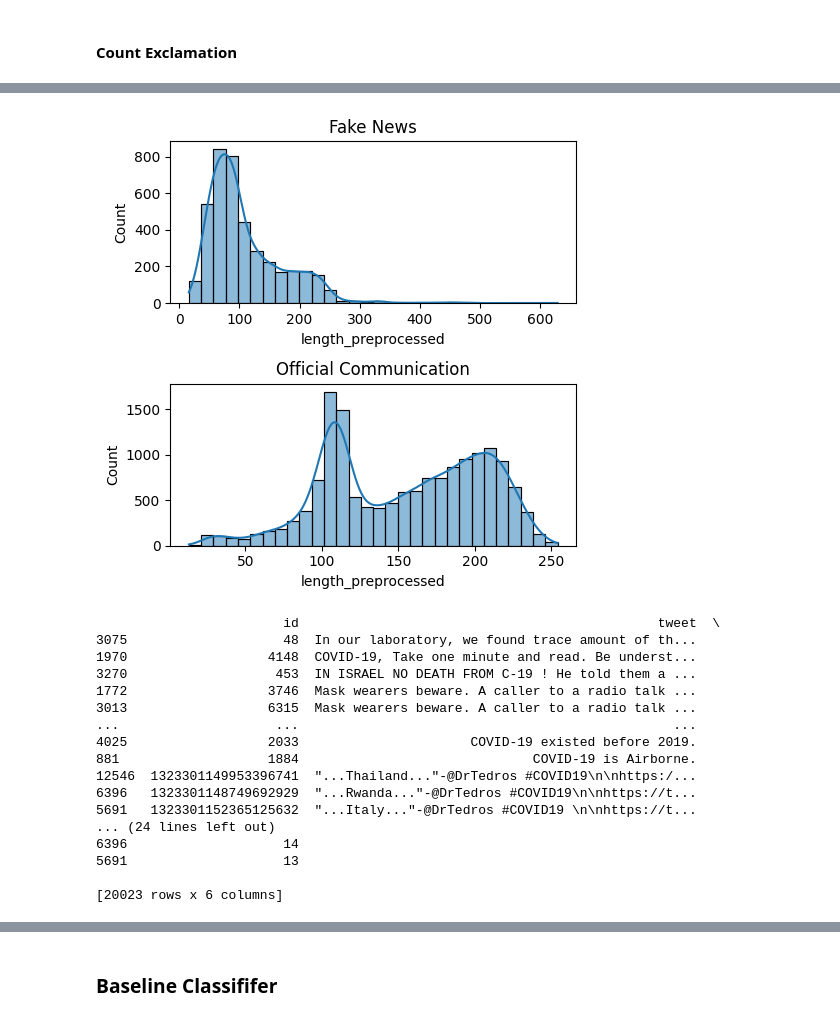
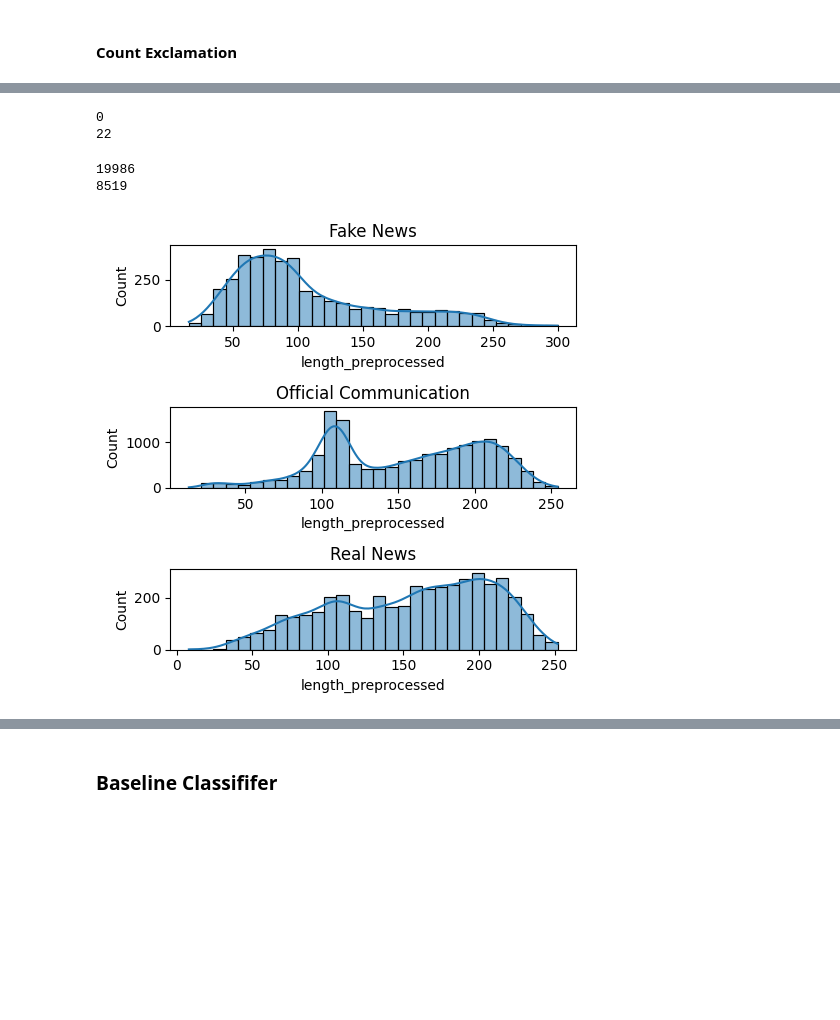
Before and after one commit to maximiliansteu/dissertation, a Jupyter notebook: feature_extraction_v01.ipynb, the cells around one changed output, grey strips where cells are left out. Cells and saved outputs as stored; diff of their text form; code cells hidden in the pictures; blank space fills up the shorter version.

```diff
--- a/feature_extraction_v01.ipynb
+++ b/feature_extraction_v01.ipynb
@@ -503,6 +637,8 @@ def count_superlatives(words):
 
 
 # Apply the function to each text in your DataFrame
-feature_df['superlatives'] = combined_df['preprocessed'].apply(
+feature_df['superlatives'] = feature_df['preprocessed'].apply(
     count_superlatives)
+feature_df_real_and_fake['superlatives'] = feature_df_real_and_fake['preprocessed'].apply(
+    count_superlatives)
 # %% [markdown]
@@ -511,8 +647,11 @@ feature_df['superlatives'] = combined_df['preprocessed'].apply(
 # Stemming
 stemmer = nltk.PorterStemmer()
 
-combined_df['preprocessed'] = combined_df['preprocessed'].apply(
+feature_df['preprocessed'] = feature_df['preprocessed'].apply(
     lambda x: ' '.join([stemmer.stem(word) for word in x]))
+
+feature_df_real_and_fake['preprocessed'] = feature_df_real_and_fake['preprocessed'].apply(
+    lambda x: ' '.join([stemmer.stem(word) for word in x]))
 # %%
 # Handling Negations (we do it in the end, because it would impact removing stopwords,
 # lexical diversity and counting superlatives otherwise)
@@ -531,4 +668,4 @@ KeyboardInterrupt:
 # %%
 # Compare the length
-combined_df['length_preprocessed'] = combined_df['preprocessed'].apply(len)
-combined_df
+feature_df['length_preprocessed'] = feature_df['preprocessed'].apply(len)
+feature_df_real_and_fake['length_preprocessed'] = feature_df_real_and_fake['preprocessed'].apply(len)
@@ -549,48 +725,60 @@ combined_df
+# %%
+# Even after preprocessing, we note that there are some more outliers in our
+# fake news dataset. This is because supposingly not all posts stem from Twitter
+# (e.g. some are from FB, Instagram, etc.). This per se is not a problem, but there
+# shouldn't be a systematic difference to the ones we obtain from the scraped
+# official communication oens. Thus, we choose to exclude any posts with a length higher
+# than 300.
+
+print(
+    len(feature_df[(feature_df['length_preprocessed'] >= 300)
+                    & (feature_df['label'] == -1)]))
+
+print(
+    len(feature_df[(feature_df['length_preprocessed'] >= 350)
+                    & (feature_df['label'] == 1)]))
+# %% [output]
+0
+22
+# %%
+# Exclude all posts of length > 300
+
+feature_df = feature_df[feature_df['length_preprocessed'] <= 300]
+feature_df_real_and_fake = feature_df_real_and_fake[feature_df_real_and_fake['length_preprocessed'] <= 300]
+print(len(feature_df))
+print(len(feature_df_real_and_fake))
+# %% [output]
+19986
+8519
 # %%
-import matplotlib.pyplot as plt
-import seaborn as sns
-
 # Create a figure and axes
-fig, ax = plt.subplots(2, 1, figsize=(5, 5))
+fig, ax = plt.subplots(3, 1, figsize=(5, 5))
 
 # Plot the histogram for the class '1'
-sns.histplot(data=combined_df[combined_df['label'] == 1],
+sns.histplot(data=feature_df[feature_df['label'] == 1],
              x='length_preprocessed',
              bins=30,
              ax=ax[0],
              kde=True)
 ax[0].set_title('Fake News')
 
 # Plot the histogram for the class '-1'
-sns.histplot(data=combined_df[combined_df['label'] == -1],
+sns.histplot(data=feature_df[feature_df['label'] == -1],
              x='length_preprocessed',
              bins=30,
              ax=ax[1],
              kde=True)
 ax[1].set_title('Official Communication')
 
+sns.histplot(data=feature_df_real_and_fake[feature_df_real_and_fake['label'] == -1],
+             x='length_preprocessed',
+             bins=30,
+             ax=ax[2],
+             kde=True)
+ax[2].set_title('Real News')
+
 # Show the plot
 plt.tight_layout()
 plt.show()
 # %% [output]
-[figure, old version]
+[figure, new version]
-# %%
-print(combined_df.sort_values(by='length_preprocessed', ascending=False))
-# %% [output]
-                        id                                              tweet  \
-3075                    48  In our laboratory, we found trace amount of th...
-1970                  4148  COVID-19, Take one minute and read. Be underst...
-3270                   453  IN ISRAEL NO DEATH FROM C-19 ! He told them a ...
-1772                  3746  Mask wearers beware. A caller to a radio talk ...
-3013                  6315  Mask wearers beware. A caller to a radio talk ...
-...                    ...                                                ...
-4025                  2033                      COVID-19 existed before 2019.
-881                   1884                              COVID-19 is Airborne.
-12546  1323301149953396741  "...Thailand..."-@DrTedros #COVID19\n\nhttps:/...
-6396   1323301148749692929  "...Rwanda..."-@DrTedros #COVID19\n\nhttps://t...
-5691   1323301152365125632  "...Italy..."-@DrTedros #COVID19 \n\nhttps://t...
-... (24 lines left out)
-6396                    14
-5691                    13
-
-[20023 rows x 6 columns]
```
Also changed, not shown: parts of 69 cells of this notebook, 3 other files.
